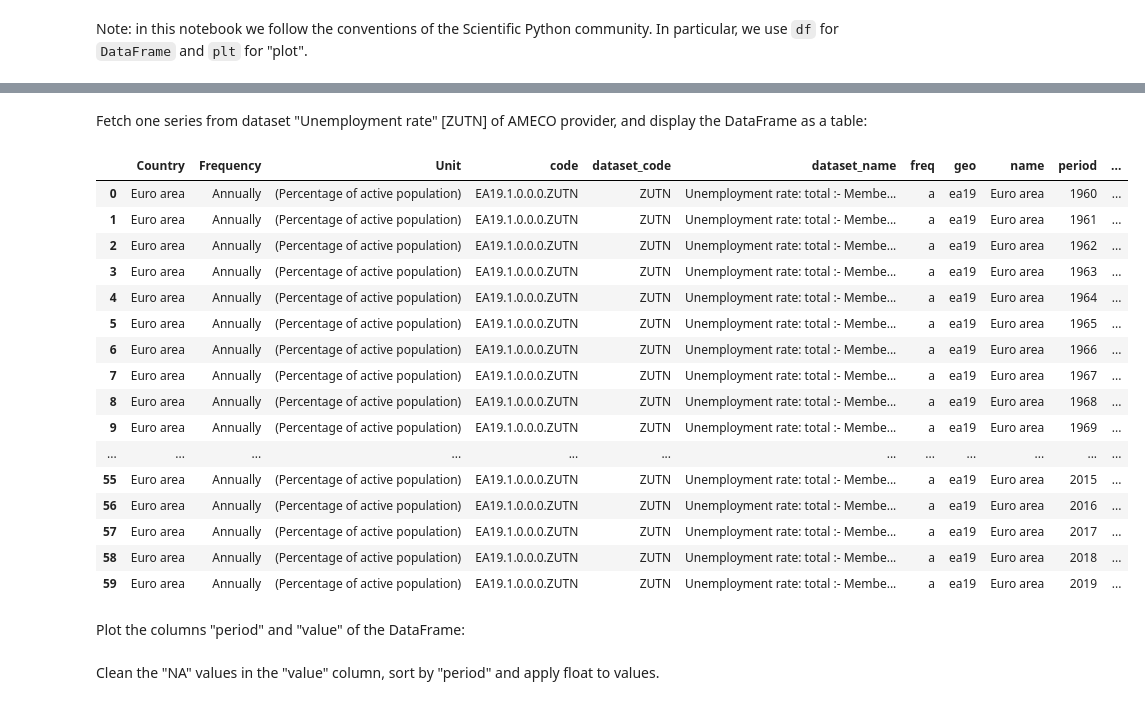
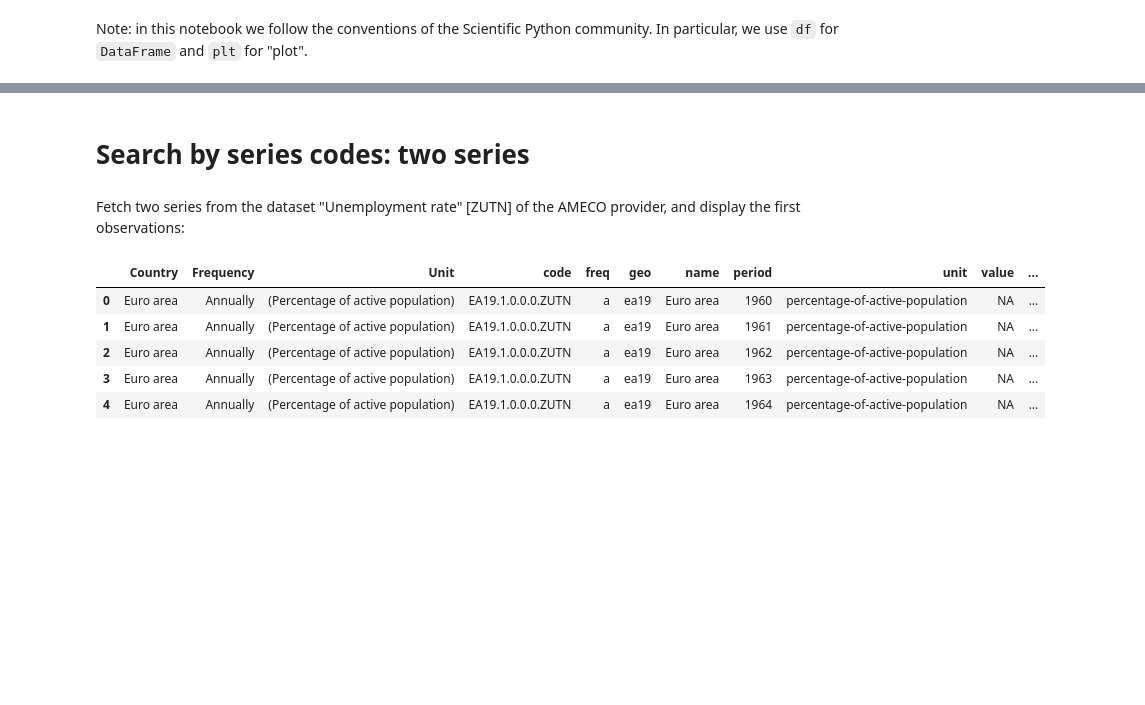
Before and after one commit to ceschi/dbnomics-python-client, a Jupyter notebook: index.ipynb, the cells around one changed output, grey strips where cells are left out. Drawn from its saved outputs; the diff is of its cells as text; code cells hidden in the pictures; blank space fills up the shorter version.

```diff
--- a/index.ipynb
+++ b/index.ipynb
@@ -13,31 +61,18 @@ Note: in this notebook we follow the conventions of the Scientific Python commun
+# %% [markdown]
+# Search by series codes: two series
 # %% [markdown]
-Fetch one series from dataset "Unemployment rate" [ZUTN] of AMECO provider, and display the DataFrame as a table:
+Fetch two series from the dataset "Unemployment rate" [ZUTN] of the AMECO provider, and display the first observations:
 # %%
-one_series_df = fetch(
+df2 = fetch_series_by_codes(
     provider_code='AMECO',
     dataset_code='ZUTN',
-    series_codes=['EA19.1.0.0.0.ZUTN'],
+    series_codes=['EA19.1.0.0.0.ZUTN', 'DNK.1.0.0.0.ZUTN'],
 )
-one_series_df
+df2.head()
 # %% [output]
-|  | Country | Frequency | Unit | code | dataset_code | dataset_name | freq | geo | name | period | ... |
-| 0 | Euro area | Annually | (Percentage of active population) | EA19.1.0.0.0.ZUTN | ZUTN | Unemployment rate: total :- Membe... | a | ea19 | Euro area | 1960 | ... |
-| 1 | Euro area | Annually | (Percentage of active population) | EA19.1.0.0.0.ZUTN | ZUTN | Unemployment rate: total :- Membe... | a | ea19 | Euro area | 1961 | ... |
-| 2 | Euro area | Annually | (Percentage of active population) | EA19.1.0.0.0.ZUTN | ZUTN | Unemployment rate: total :- Membe... | a | ea19 | Euro area | 1962 | ... |
-| 3 | Euro area | Annually | (Percentage of active population) | EA19.1.0.0.0.ZUTN | ZUTN | Unemployment rate: total :- Membe... | a | ea19 | Euro area | 1963 | ... |
-| 4 | Euro area | Annually | (Percentage of active population) | EA19.1.0.0.0.ZUTN | ZUTN | Unemployment rate: total :- Membe... | a | ea19 | Euro area | 1964 | ... |
-| 5 | Euro area | Annually | (Percentage of active population) | EA19.1.0.0.0.ZUTN | ZUTN | Unemployment rate: total :- Membe... | a | ea19 | Euro area | 1965 | ... |
-| 6 | Euro area | Annually | (Percentage of active population) | EA19.1.0.0.0.ZUTN | ZUTN | Unemployment rate: total :- Membe... | a | ea19 | Euro area | 1966 | ... |
-| 7 | Euro area | Annually | (Percentage of active population) | EA19.1.0.0.0.ZUTN | ZUTN | Unemployment rate: total :- Membe... | a | ea19 | Euro area | 1967 | ... |
-| 8 | Euro area | Annually | (Percentage of active population) | EA19.1.0.0.0.ZUTN | ZUTN | Unemployment rate: total :- Membe... | a | ea19 | Euro area | 1968 | ... |
-| 9 | Euro area | Annually | (Percentage of active population) | EA19.1.0.0.0.ZUTN | ZUTN | Unemployment rate: total :- Membe... | a | ea19 | Euro area | 1969 | ... |
-| ... | ... | ... | ... | ... | ... | ... | ... | ... | ... | ... | ... |
-| 55 | Euro area | Annually | (Percentage of active population) | EA19.1.0.0.0.ZUTN | ZUTN | Unemployment rate: total :- Membe... | a | ea19 | Euro area | 2015 | ... |
-| 56 | Euro area | Annually | (Percentage of active population) | EA19.1.0.0.0.ZUTN | ZUTN | Unemployment rate: total :- Membe... | a | ea19 | Euro area | 2016 | ... |
-| 57 | Euro area | Annually | (Percentage of active population) | EA19.1.0.0.0.ZUTN | ZUTN | Unemployment rate: total :- Membe... | a | ea19 | Euro area | 2017 | ... |
-| 58 | Euro area | Annually | (Percentage of active population) | EA19.1.0.0.0.ZUTN | ZUTN | Unemployment rate: total :- Membe... | a | ea19 | Euro area | 2018 | ... |
-| 59 | Euro area | Annually | (Percentage of active population) | EA19.1.0.0.0.ZUTN | ZUTN | Unemployment rate: total :- Membe... | a | ea19 | Euro area | 2019 | ... |
+|  | Country | Frequency | Unit | code | freq | geo | name | period | unit | value | ... |
+| 0 | Euro area | Annually | (Percentage of active population) | EA19.1.0.0.0.ZUTN | a | ea19 | Euro area | 1960 | percentage-of-active-population | NA | ... |
+| 1 | Euro area | Annually | (Percentage of active population) | EA19.1.0.0.0.ZUTN | a | ea19 | Euro area | 1961 | percentage-of-active-population | NA | ... |
+| 2 | Euro area | Annually | (Percentage of active population) | EA19.1.0.0.0.ZUTN | a | ea19 | Euro area | 1962 | percentage-of-active-population | NA | ... |
+| 3 | Euro area | Annually | (Percentage of active population) | EA19.1.0.0.0.ZUTN | a | ea19 | Euro area | 1963 | percentage-of-active-population | NA | ... |
+| 4 | Euro area | Annually | (Percentage of active population) | EA19.1.0.0.0.ZUTN | a | ea19 | Euro area | 1964 | percentage-of-active-population | NA | ... |
-# %% [markdown]
-Plot the columns "period" and "value" of the DataFrame:
-# %% [markdown]
-Clean the "NA" values in the "value" column, sort by "period" and apply float to values.
```
Also changed, not shown: parts of 28 cells of this notebook, 6 other files.
